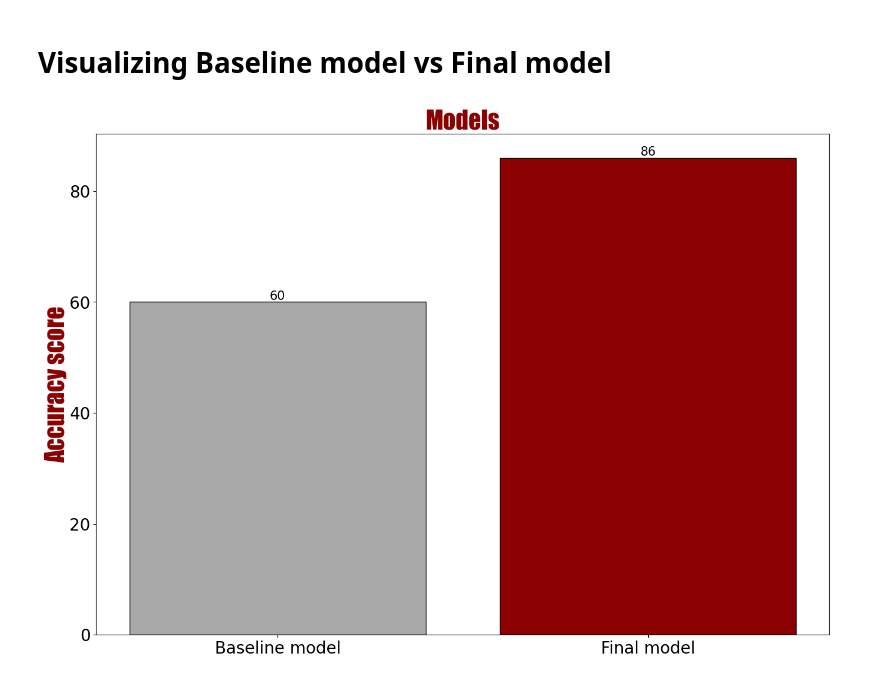
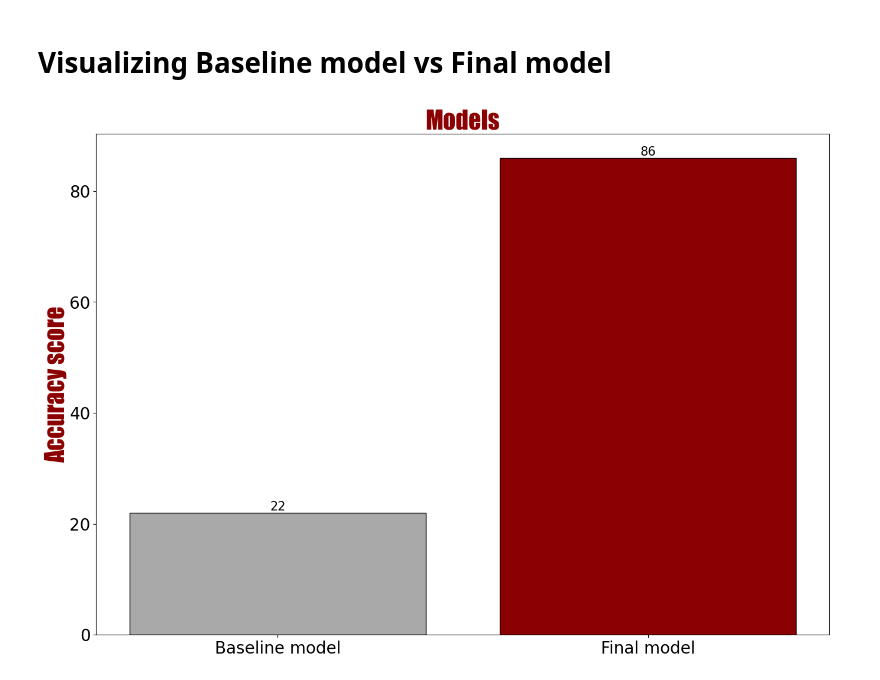
Before and after one commit to DSEDDIE/NOODLE, a Jupyter notebook: Lululemon final notebook.ipynb, the cells around one changed output. Cells and saved outputs as stored; diff of their text form; code cells hidden in the pictures.

```diff
--- a/Exploring.ipynb
+++ b/Lululemon final notebook.ipynb
@@ -1406,32 +1406,32 @@ plt.show()
 
 fig, ax = plt.subplots(figsize=(16, 11))
 
 
-height = [60, 86]
+height = [22, 86]
 
 bars = ('Baseline model', 'Final model')
 y_pos = np.arange(len(bars))
 
 # Create bars
 plt.bar(y_pos, height, color=('darkgrey', 'darkred'),ec="black")
 
 for i in range(len(bars)):
     plt.text(i,height[i], height[i], ha="center", va="bottom",fontsize=15)
 
 
 # Create names on the x-axis
 plt.xticks(y_pos, bars,fontsize=20)
 plt.yticks(fontsize=20)
 
 #font properties
 font1 = {'family':'fantasy','color':'darkred','size':30}
 
 # Label x, y and title
 ax.set_title('Models',fontdict= font1)
 ax.set_ylabel('Accuracy score',fontdict= font1)
 
 
 # Show graphic
 plt.show()
 # %% [output]
-[figure, old version]
+[figure, new version]
```
Also changed, not shown: parts of 19 cells of this notebook.
